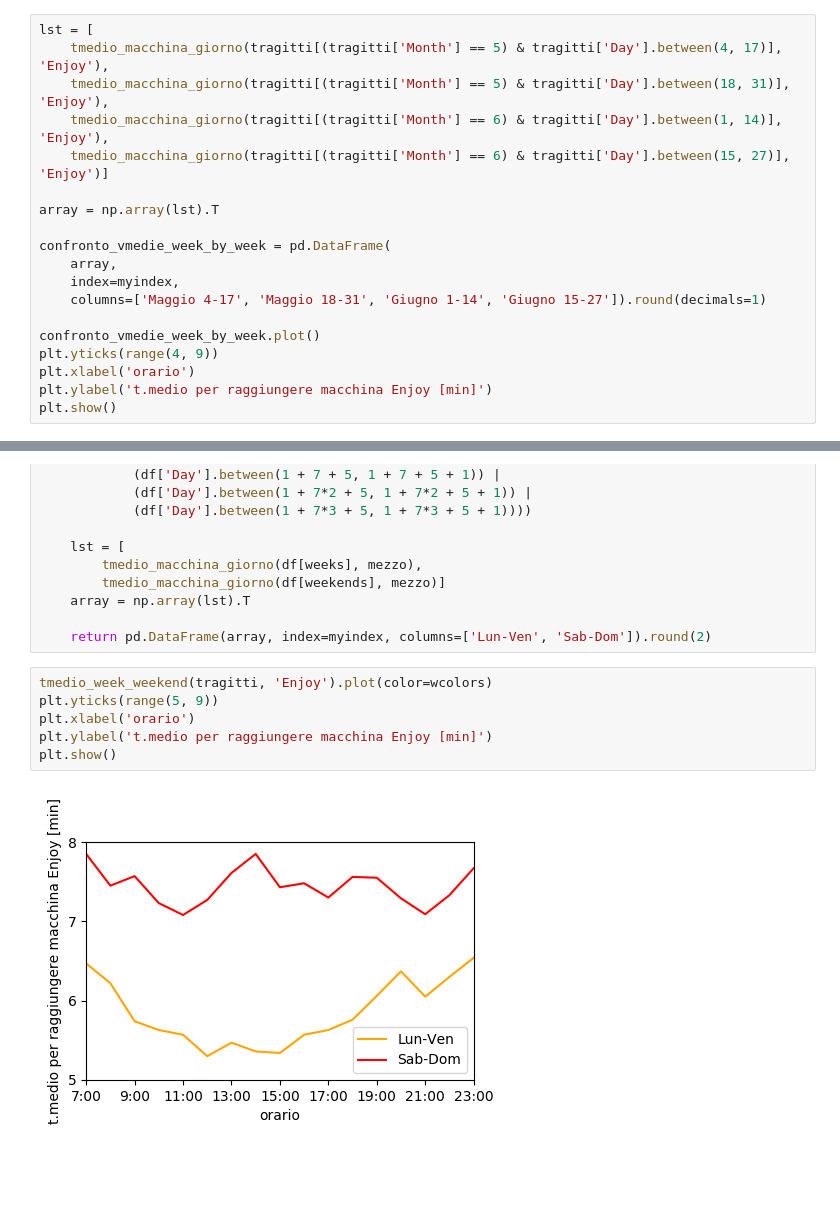
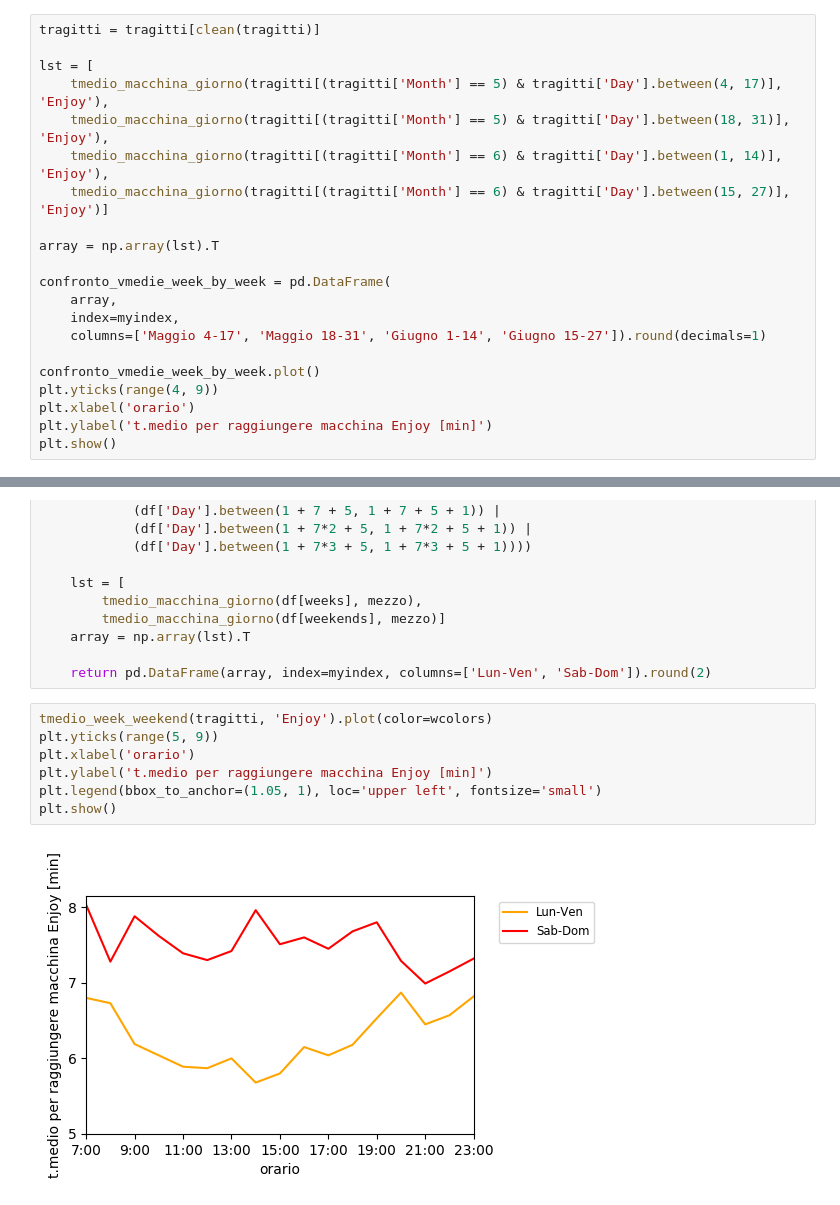
Before and after one commit to mmastrapasqua7/kowalskianalysis, a Jupyter notebook: jupyter/04_TempoMedioPerRaggiungereMacchinaCarSharing.ipynb, the cells around one changed output, grey strips where cells are left out. Saved outputs shown, nothing was run; the diff lists cells and outputs as text; blank space fills up the shorter version.

```diff
--- a/jupyter/04_TempoMedioPerRaggiungereMacchinaCarSharing.ipynb
+++ b/jupyter/04_TempoMedioPerRaggiungereMacchinaCarSharing.ipynb
@@ -64,4 +50,6 @@ def tmedio_macchina_week(df, mezzo):
 # %%
+tragitti = tragitti[clean(tragitti)]
+
 lst = [
     tmedio_macchina_giorno(tragitti[(tragitti['Month'] == 5) & tragitti['Day'].between(4, 17)], 'Enjoy'),
     tmedio_macchina_giorno(tragitti[(tragitti['Month'] == 5) & tragitti['Day'].between(18, 31)], 'Enjoy'),
@@ -118,8 +106,9 @@ def tmedio_week_weekend(df, mezzo):
 # %%
 tmedio_week_weekend(tragitti, 'Enjoy').plot(color=wcolors)
 plt.yticks(range(5, 9))
 plt.xlabel('orario')
 plt.ylabel('t.medio per raggiungere macchina Enjoy [min]')
+plt.legend(bbox_to_anchor=(1.05, 1), loc='upper left', fontsize='small')
 plt.show()
 # %% [output]
-[figure, old version]
+[figure, new version]
```
Also changed, not shown: parts of 5 cells of this notebook, 17 other files.
